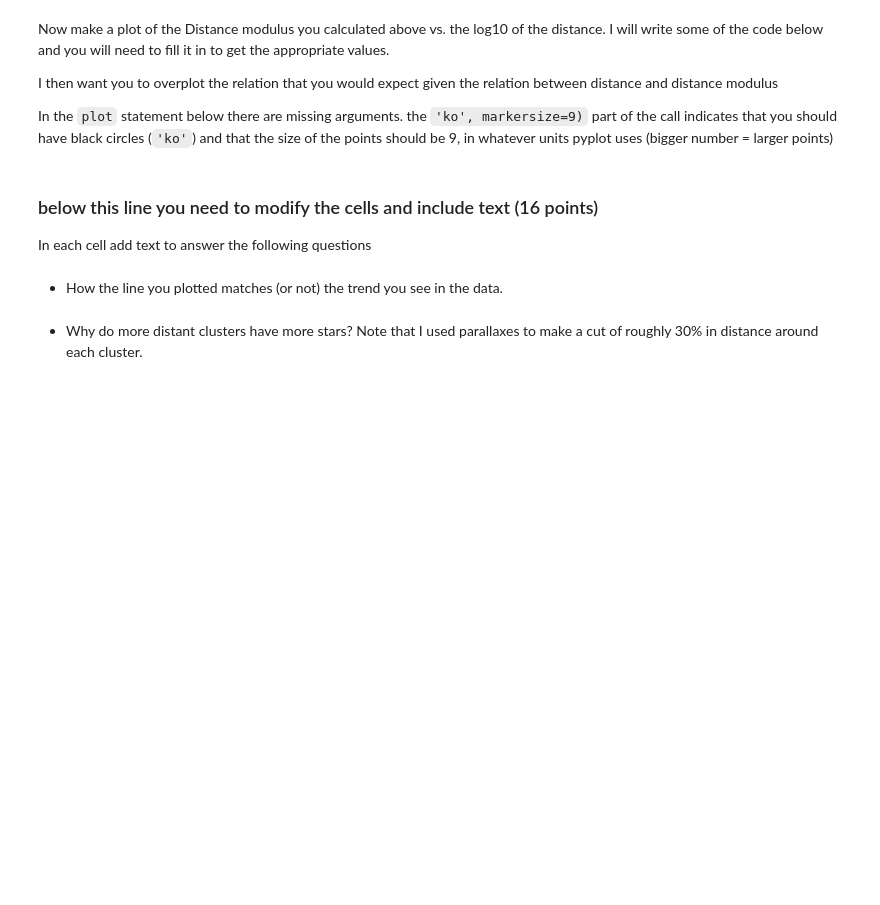
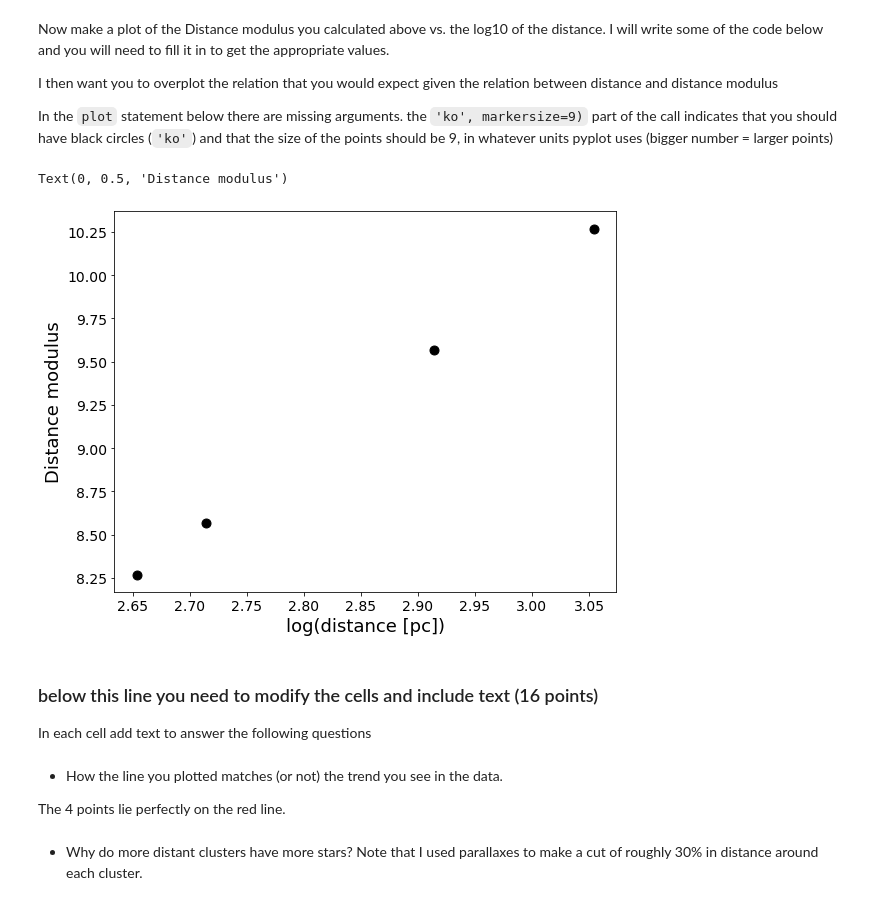
Before and after one commit to zyz-jenny/CMD_distmod_Jenny, a Jupyter notebook: cluster_plot_student.ipynb, the cells around one changed output. Saved outputs shown, nothing was run; the diff lists cells and outputs as text; code cells hidden in the pictures; blank space fills up the shorter version.

```diff
--- a/cluster_plot_student.ipynb
+++ b/cluster_plot_student.ipynb
@@ -83,6 +82,6 @@ shift_m36 = -4
 
 # Assuming the distance to M45 is 130pc write an code expression that converts your shift into the ratio of the distances
 #the Pleiades to this cluster
-dist_ratio_m36 = 10**((shift_m36+m0+5)/5)
+dist_ratio_m36 = 10**((shift_m36)/5)
 print(dist_ratio_m36)
 # %% [output]
@@ -107,6 +106,6 @@ shift_ngc6231 = -3
 
 # Assuming the distance to M45 is 130pc write an code expression that converts your shift into the ratio of the distances
 #the Pleiades to this cluster
-dist_ratio_ngc6231 = 10**((shift_ngc6231+m0+5)/5)
+dist_ratio_ngc6231 = 10**((shift_ngc6231)/5)
 print(dist_ratio_ngc6231)
 # %% [output]
@@ -131,6 +130,6 @@ shift_ngc3293 = -4.7
 
 # Assuming the distance to M45 is 130pc write an code expression that converts your shift into the ratio of the distances
 #the Pleiades to this cluster
-dist_ratio_ngc3293 = 10**((shift_ngc3293+m0+5)/5)
+dist_ratio_ngc3293 = 10**((shift_ngc3293)/5)
 print(dist_ratio_ngc3293)
 # %% [output]
@@ -149,7 +148,7 @@ dist_ratios = np.array([dist_ratio_m34, dist_ratio_m36, dist_ratio_ngc6231, dist
 
 #write an expression to calculate the distance to each cluster
 dist_pleiades = 130.0
-dists =
+dists = dist_pleiades/dist_ratios
 
 print("Distance for M 34 = ", dists[0], " pc")
 print("Distance for M 36 = ", dists[1], " pc")
@@ -158,7 +157,7 @@ print("Distance for NGC 3293 = ", dists[3], " pc")
 print()
 
 #write an expression to derive the distance modulus from the distance ratio or distance
-dist_mods =
+dist_mods = 5*np.log10(dists)-5
 
 print("Distance Modulus for M 34 = ", dist_mods[0])
 print("Distance Modulus for M 36 = ", dist_mods[1])
@@ -173,32 +182,37 @@ In the `plot` statement below there are missing arguments.  the `'ko', markersiz
 # %%
 #You will need to make an array that contains the log of the distances
 
 #### Write code here
-logdist =
+logdist = np.log10(dists)
 
 #now complete this plot statement to plot the log of the distance vs. the distance modulus.
-plt.plot( ,'ko', markersize=9)
+plt.plot(logdist, dist_mods ,'ko', markersize=9)
 plt.xlabel('log(distance [pc])')
 plt.ylabel('Distance modulus')
 
 # here you will need to draw a line on your plot that shows the prediction
 #of the distance modulus given the distance.
 #these are the two x-points of your line, in log distance
-logdistpred = np.array([2,4])
+#logdistpred = np.array([2,4])
 
 # write down the function that turns logdistpred into the distance modulus
 #
-dmpred =
+#dmpred = np.array([10,20])
 
 #plot this line on the previous plot
 #the 'r-' indicates a red line
-plt.plot(logdistpred, dmpred, 'r-')
+#plt.plot(logdistpred, dmpred, 'r-')
+# %% [output]
+Text(0, 0.5, 'Distance modulus')
+[figure, added]
 # %% [markdown]
 ### below this line you need to modify the cells and include text  (16 points)
 
 In each cell add text to answer the following questions
 # %% [markdown]
 - How the line you plotted matches (or not) the trend you see in the data.
+
+The 4 points lie perfectly on the red line.
 # %% [markdown]
 - Why do more distant clusters have more stars?  Note that I used parallaxes to make a cut of roughly 30% in distance around each cluster.
 # %% [markdown]
```
Also changed, not shown: parts of 5 cells of this notebook.
